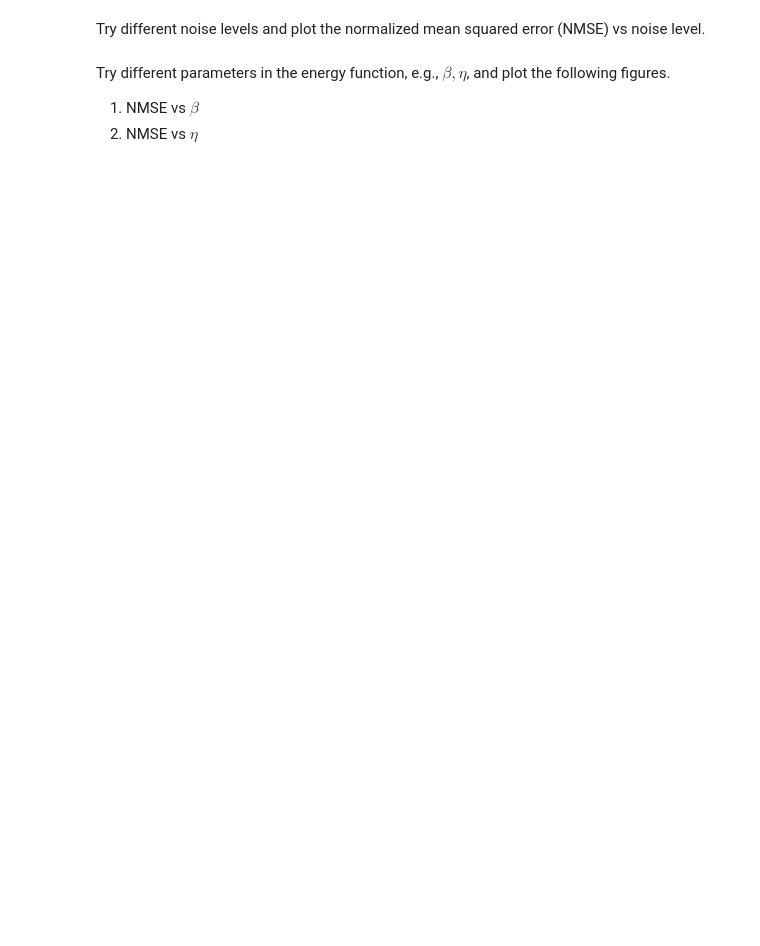
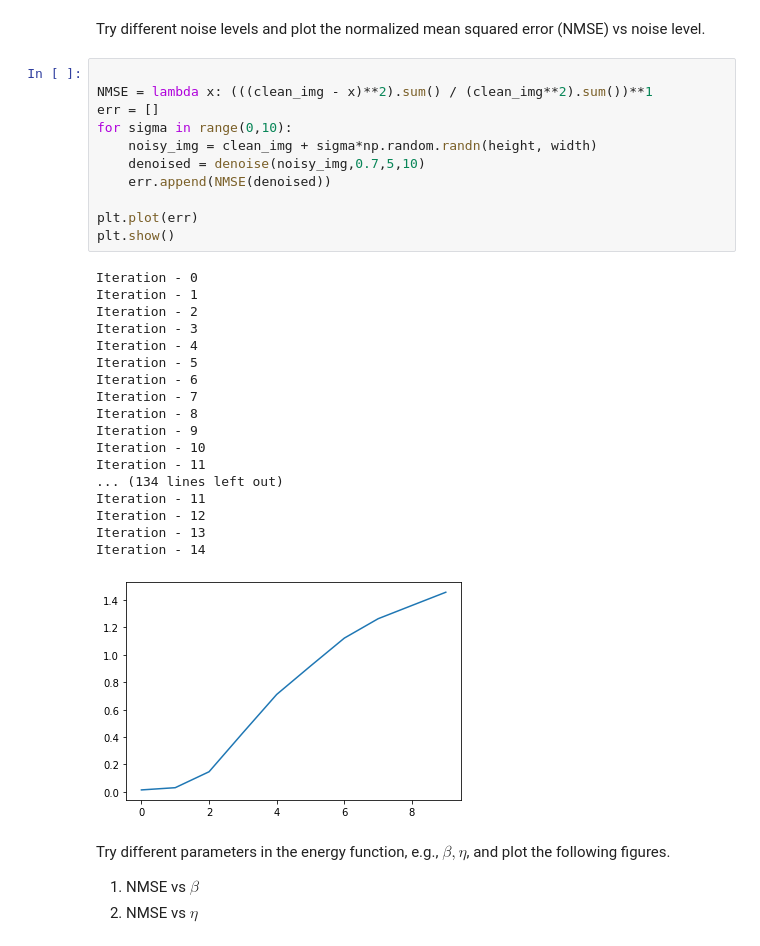
Before and after one commit to giffel99/ssy316-advanced-probabilistic, a Jupyter notebook: assignment4/Python lab 4.ipynb, the cells around one changed output. Saved outputs shown, nothing was run; the diff lists cells and outputs as text; blank space fills up the shorter version.

```diff
--- a/assignment4/Python lab 4.ipynb
+++ b/assignment4/Python lab 4.ipynb
@@ -235,5 +506,35 @@ $$
 # %% [markdown]
 Try different noise levels and plot the normalized mean squared error (NMSE) vs noise level.
+# %%
+
+NMSE = lambda x: (((clean_img - x)**2).sum() / (clean_img**2).sum())**1
+err = []
+for sigma in range(0,10):
+    noisy_img = clean_img + sigma*np.random.randn(height, width)
+    denoised = denoise(noisy_img,0.7,5,10)
+    err.append(NMSE(denoised))
+
+plt.plot(err)
+plt.show()
+# %% [output]
+Iteration - 0
+Iteration - 1
+Iteration - 2
+Iteration - 3
+Iteration - 4
+Iteration - 5
+Iteration - 6
+Iteration - 7
+Iteration - 8
+Iteration - 9
+Iteration - 10
+Iteration - 11
+... (134 lines left out)
+Iteration - 11
+Iteration - 12
+Iteration - 13
+Iteration - 14
+[figure, added]
 # %% [markdown]
 Try different parameters in the energy function, e.g., $ \beta, \eta$, and  plot the following figures.
 1. NMSE vs $ \beta$
```
Also changed, not shown: parts of 17 cells of this notebook.
